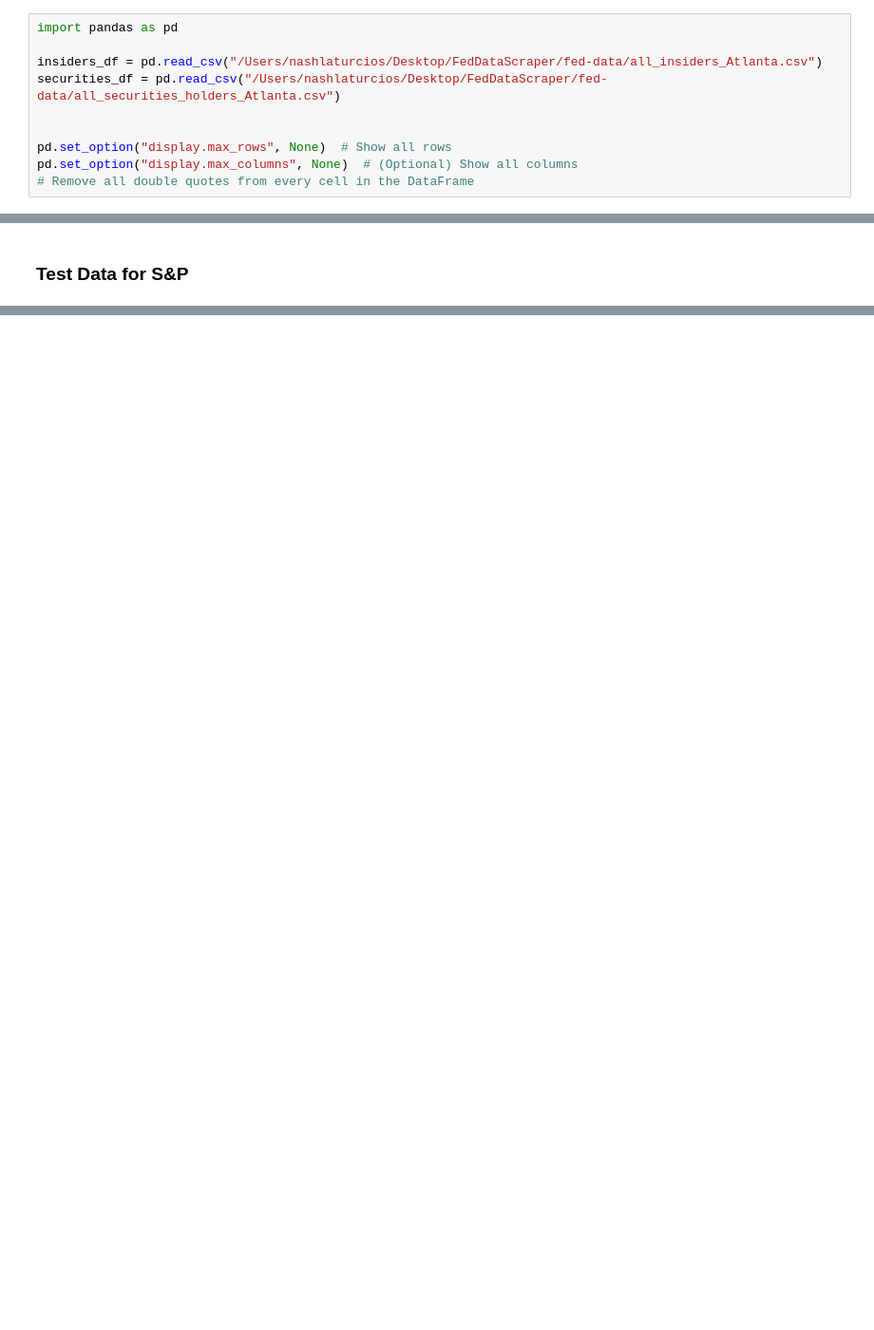
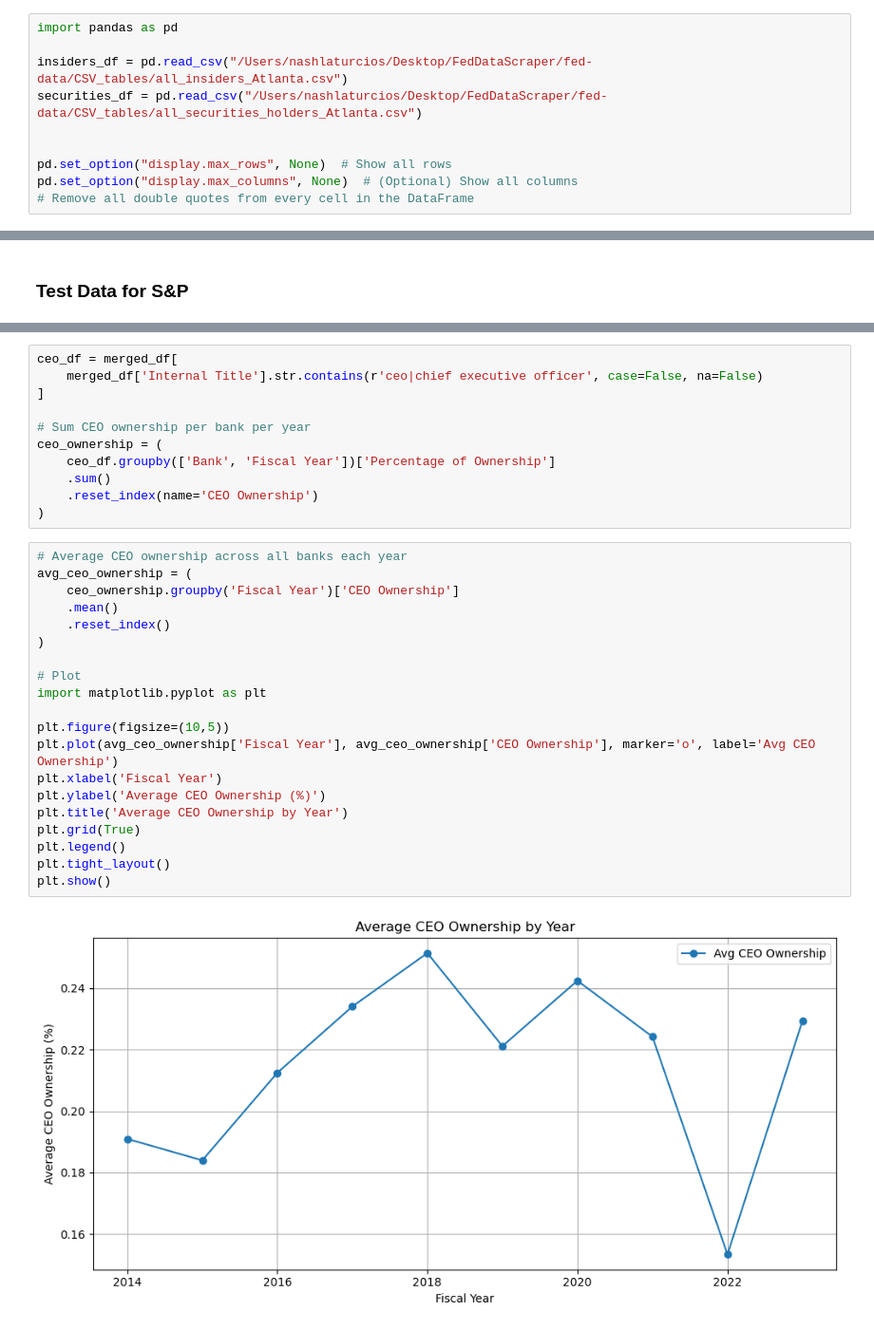
Before and after one commit to nashlaturciosss/fed-data-scraper, a Jupyter notebook: notebooks/clean_csvs.ipynb, the cells around one changed output, grey strips where cells are left out. Shown: that part at 95% size. Cells and saved outputs as stored; diff of their text form; blank space fills up the shorter version.

```diff
--- a/notebooks/clean_csvs.ipynb
+++ b/notebooks/clean_csvs.ipynb
@@ -1,8 +1,8 @@
 # %%
 import pandas as pd
 
-insiders_df = pd.read_csv("/Users/nashlaturcios/Desktop/FedDataScraper/fed-data/all_insiders_Atlanta.csv")
-securities_df = pd.read_csv("/Users/nashlaturcios/Desktop/FedDataScraper/fed-data/all_securities_holders_Atlanta.csv")
+insiders_df = pd.read_csv("/Users/nashlaturcios/Desktop/FedDataScraper/fed-data/CSV_tables/all_insiders_Atlanta.csv")
+securities_df = pd.read_csv("/Users/nashlaturcios/Desktop/FedDataScraper/fed-data/CSV_tables/all_securities_holders_Atlanta.csv")
 
 
 pd.set_option("display.max_rows", None)  # Show all rows
@@ -190,0 +672,33 @@ cleaned_securities_df_S3.to_csv(os.path.join(output_folder, "cleaned_securities_
+# %%
+ceo_df = merged_df[
+    merged_df['Internal Title'].str.contains(r'ceo|chief executive officer', case=False, na=False)
+]
+
+# Sum CEO ownership per bank per year
+ceo_ownership = (
+    ceo_df.groupby(['Bank', 'Fiscal Year'])['Percentage of Ownership']
+    .sum()
+    .reset_index(name='CEO Ownership')
+)
+# %%
+# Average CEO ownership across all banks each year
+avg_ceo_ownership = (
+    ceo_ownership.groupby('Fiscal Year')['CEO Ownership']
+    .mean()
+    .reset_index()
+)
+
+# Plot
+import matplotlib.pyplot as plt
+
+plt.figure(figsize=(10,5))
+plt.plot(avg_ceo_ownership['Fiscal Year'], avg_ceo_ownership['CEO Ownership'], marker='o', label='Avg CEO Ownership')
+plt.xlabel('Fiscal Year')
+plt.ylabel('Average CEO Ownership (%)')
+plt.title('Average CEO Ownership by Year')
+plt.grid(True)
+plt.legend()
+plt.tight_layout()
+plt.show()
+# %% [output]
+[figure, added]
```
Also changed, not shown: parts of 44 cells of this notebook, 8 other files.
